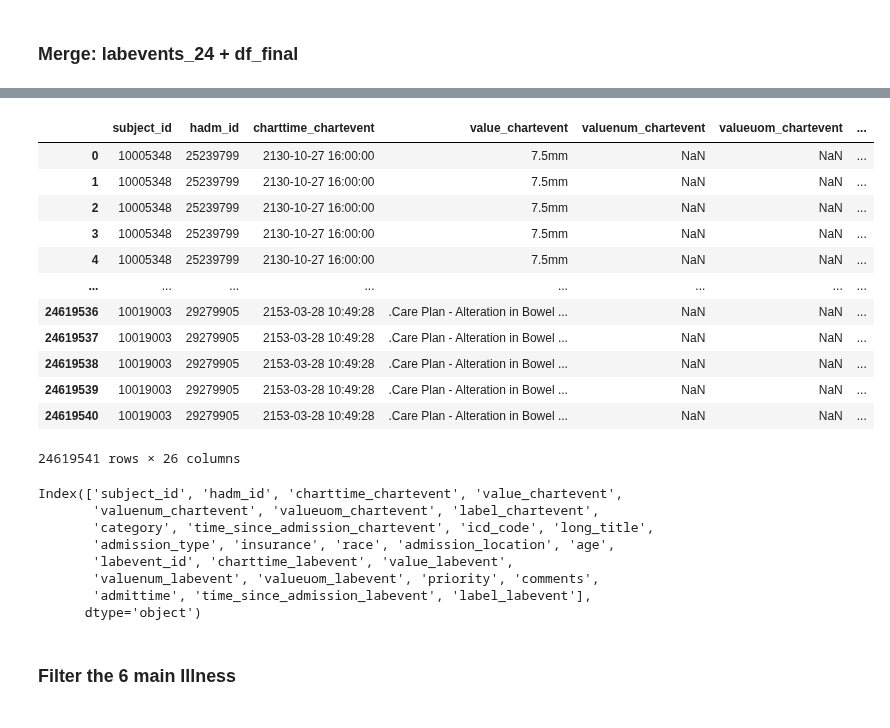
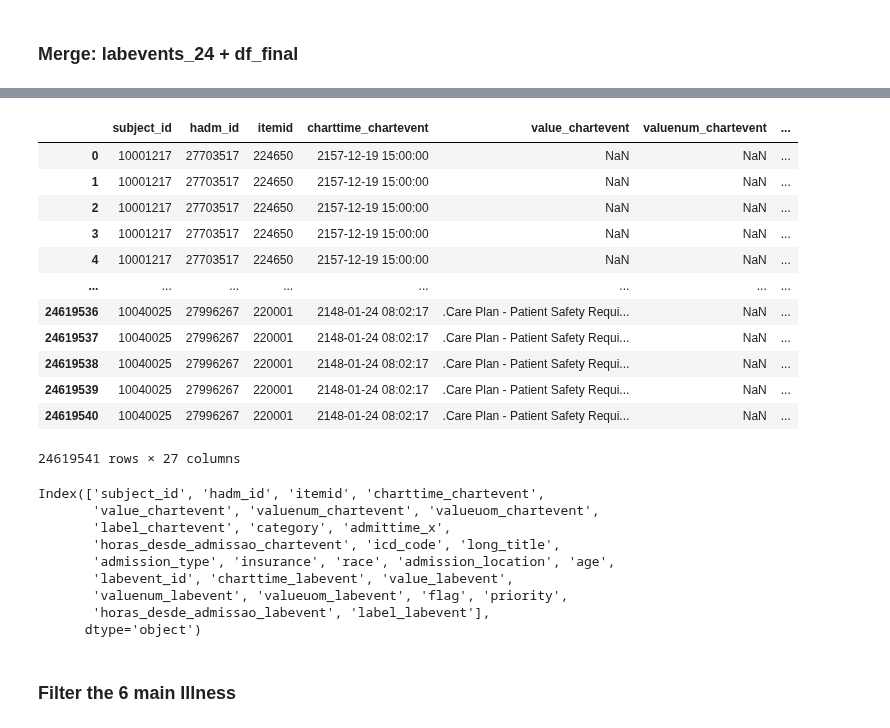
Before and after one commit to CatarinaCosta02/Master_Thesis, a Jupyter notebook: profiling/diagnosis.ipynb, the cells around one changed output, grey strips where cells are left out. Drawn from its saved outputs; the diff is of its cells as text; code cells hidden in the pictures.

```diff
--- a/profiling/diagnosis.ipynb
+++ b/profiling/diagnosis.ipynb
@@ -944,10 +944,10 @@ Index(['subject_id', 'hadm_id', 'itemid', 'charttime', 'value', 'valuenum',
 # %%
 # Garantir que os datetimes estão corretos
 labevents['charttime'] = pd.to_datetime(labevents['charttime'])
-df_completo['admittime_x'] = pd.to_datetime(df_completo['admittime_x'])
+df_complete['admittime_x'] = pd.to_datetime(df_complete['admittime_x'])
 
 # Pegar só admittime e chaves para merge
-admit_lookup = df_completo[['subject_id', 'hadm_id', 'admittime_x']].drop_duplicates()
+admit_lookup = df_complete[['subject_id', 'hadm_id', 'admittime_x']].drop_duplicates()
 
 # Merge admittime no labevents
 labevents_merged = labevents.merge(admit_lookup, on=['subject_id', 'hadm_id'], how='inner')
@@ -995,0 +1004,11 @@ labevents_24h = labevents_24h.merge(d_labitems[['itemid', 'label']], on='itemid'
+# %%
+labevents_24_clean = labevents_24h.drop(columns=[
+    'specimen_id',
+    'itemid',
+    'order_provider_id',
+    'storetime',
+    'ref_range_lower',
+    'ref_range_upper',
+    'comments',
+    'admittime_x'
+])
@@ -996,6 +1038,6 @@ labevents_24h = labevents_24h.merge(d_labitems[['itemid', 'label']], on='itemid'
 # %%
 df_complete_with_labs = df_complete.merge(
-    labevents_24h,
+    labevents_24_clean,
     on=['subject_id', 'hadm_id'],
     how='outer',  # ou 'inner' se quiser manter só intersecção
     suffixes=('_chartevent', '_labevent')
@@ -1051,28 +1089,29 @@ df_clean = df_clean.rename(columns={
 # %%
-display(df_clean)
+display(df_complete_with_labs)
 # %% [output]
-|  | subject_id | hadm_id | charttime_chartevent | value_chartevent | valuenum_chartevent | valueuom_chartevent | ... |
-| 0 | 10005348 | 25239799 | 2130-10-27 16:00:00 | 7.5mm | NaN | NaN | ... |
-| 1 | 10005348 | 25239799 | 2130-10-27 16:00:00 | 7.5mm | NaN | NaN | ... |
-| 2 | 10005348 | 25239799 | 2130-10-27 16:00:00 | 7.5mm | NaN | NaN | ... |
-| 3 | 10005348 | 25239799 | 2130-10-27 16:00:00 | 7.5mm | NaN | NaN | ... |
-| 4 | 10005348 | 25239799 | 2130-10-27 16:00:00 | 7.5mm | NaN | NaN | ... |
+|  | subject_id | hadm_id | itemid | charttime_chartevent | value_chartevent | valuenum_chartevent | ... |
+| 0 | 10001217 | 27703517 | 224650 | 2157-12-19 15:00:00 | NaN | NaN | ... |
+| 1 | 10001217 | 27703517 | 224650 | 2157-12-19 15:00:00 | NaN | NaN | ... |
+| 2 | 10001217 | 27703517 | 224650 | 2157-12-19 15:00:00 | NaN | NaN | ... |
+| 3 | 10001217 | 27703517 | 224650 | 2157-12-19 15:00:00 | NaN | NaN | ... |
+| 4 | 10001217 | 27703517 | 224650 | 2157-12-19 15:00:00 | NaN | NaN | ... |
 | ... | ... | ... | ... | ... | ... | ... | ... |
-| 24619536 | 10019003 | 29279905 | 2153-03-28 10:49:28 | .Care Plan - Alteration in Bowel ... | NaN | NaN | ... |
-| 24619537 | 10019003 | 29279905 | 2153-03-28 10:49:28 | .Care Plan - Alteration in Bowel ... | NaN | NaN | ... |
-| 24619538 | 10019003 | 29279905 | 2153-03-28 10:49:28 | .Care Plan - Alteration in Bowel ... | NaN | NaN | ... |
-| 24619539 | 10019003 | 29279905 | 2153-03-28 10:49:28 | .Care Plan - Alteration in Bowel ... | NaN | NaN | ... |
-| 24619540 | 10019003 | 29279905 | 2153-03-28 10:49:28 | .Care Plan - Alteration in Bowel ... | NaN | NaN | ... |
+| 24619536 | 10040025 | 27996267 | 220001 | 2148-01-24 08:02:17 | .Care Plan - Patient Safety Requi... | NaN | ... |
+| 24619537 | 10040025 | 27996267 | 220001 | 2148-01-24 08:02:17 | .Care Plan - Patient Safety Requi... | NaN | ... |
+| 24619538 | 10040025 | 27996267 | 220001 | 2148-01-24 08:02:17 | .Care Plan - Patient Safety Requi... | NaN | ... |
+| 24619539 | 10040025 | 27996267 | 220001 | 2148-01-24 08:02:17 | .Care Plan - Patient Safety Requi... | NaN | ... |
+| 24619540 | 10040025 | 27996267 | 220001 | 2148-01-24 08:02:17 | .Care Plan - Patient Safety Requi... | NaN | ... |
-24619541 rows × 26 columns
+24619541 rows × 27 columns
 # %%
-print(df_clean.columns)
+print(df_complete_with_labs.columns)
 # %% [output]
-Index(['subject_id', 'hadm_id', 'charttime_chartevent', 'value_chartevent',
-       'valuenum_chartevent', 'valueuom_chartevent', 'label_chartevent',
-       'category', 'time_since_admission_chartevent', 'icd_code', 'long_title',
+Index(['subject_id', 'hadm_id', 'itemid', 'charttime_chartevent',
+       'value_chartevent', 'valuenum_chartevent', 'valueuom_chartevent',
+       'label_chartevent', 'category', 'admittime_x',
+       'horas_desde_admissao_chartevent', 'icd_code', 'long_title',
        'admission_type', 'insurance', 'race', 'admission_location', 'age',
        'labevent_id', 'charttime_labevent', 'value_labevent',
-       'valuenum_labevent', 'valueuom_labevent', 'priority', 'comments',
-       'admittime', 'time_since_admission_labevent', 'label_labevent'],
+       'valuenum_labevent', 'valueuom_labevent', 'flag', 'priority',
+       'horas_desde_admissao_labevent', 'label_labevent'],
       dtype='object')
 # %%
```
Also changed, not shown: parts of 15 cells of this notebook, 1 other file.
